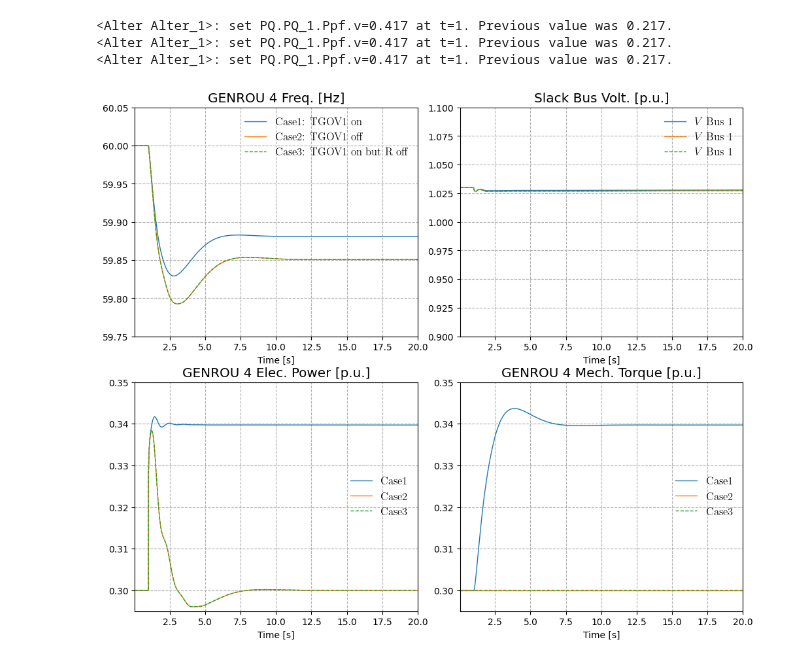
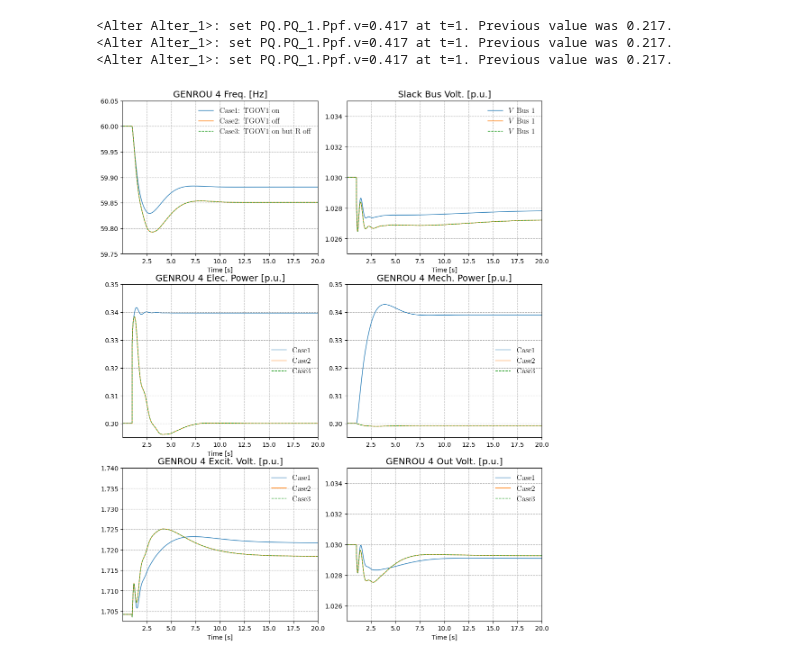
Before and after one commit to CURENT/demo, a Jupyter notebook: demo/TurbineGov_response/TurbineGov_reponse.ipynb, the cells around one changed output. Drawn from its saved outputs; the diff is of its cells as text; code cells hidden in the pictures.

```diff
--- a/demo/TurbineGov_response/TurbineGov_reponse.ipynb
+++ b/demo/TurbineGov_response/TurbineGov_reponse.ipynb
@@ -79,14 +79,14 @@ for ss in [s1, s2, s3]:
 <Alter Alter_1>: set PQ.PQ_1.Ppf.v=0.417 at t=1. Previous value was 0.217.
 # %%
 plt.style.use(['default'])
-fig, ax = plt.subplots(2, 2, figsize=(12, 10))
+fig, ax = plt.subplots(3, 2, figsize=(12, 15))
 plt.subplots_adjust(hspace=0.2, wspace=0.15)
 
 ylabels = ['Case1: TGOV1 on',
            'Case2: TGOV1 off',
            'Case3: TGOV1 on but R off']
 
-fmin, fmax =59.75, 60.05
+fmin, fmax = 59.75, 60.05
 pmin, pmax = 0.295, 0.35
 
 a = (3,)
@@ -116,7 +116,7 @@ a = s1.Bus.idx2uid(s1.Slack.bus.v)
 _ = s1.TDS.plt.plot(s1.Bus.v,
                     a=a,
                     grid=True, show=False,
-                    ymin=0.9, ymax=1.1,
+                    ymin=1.025, ymax=1.035,
                     fig=fig, ax=ax[0, 1],
                     title='Slack Bus Volt. [p.u.]')
 _ = s2.TDS.plt.plot(s2.Bus.v,
@@ -133,39 +133,90 @@ a = (3,)
 _ = s1.TDS.plt.plot(s2.GENROU.Pe,
                     a=a,
                     grid=True, show=False,
                     ymin=pmin, ymax=pmax,
                     fig=fig, ax=ax[1, 0],
                     title='GENROU 4 Elec. Power [p.u.]',
                     yheader=['Case1'])
 _ = s2.TDS.plt.plot(s2.GENROU.Pe,
                     a=a,
                     grid=False, show=False,
                     fig=fig, ax=ax[1, 0],
                     yheader=['Case2'])
 _ = s3.TDS.plt.plot(s3.GENROU.Pe,
                     a=a,
                     grid=False, show=False,
                     fig=fig, ax=ax[1, 0],
                     linestyles=['--'],
                     yheader=['Case3'])
 
-_ = s1.TDS.plt.plot(s2.GENROU.tm,
+w1 = s1.dae.ts.df_xy['omega GENROU 4'].values
+tm1 = s1.dae.ts.df_xy['tm GENROU 4'].values
+pm1 = w1 * tm1
+
+w2 = s2.dae.ts.df_xy['omega GENROU 4'].values
+tm2 = s2.dae.ts.df_xy['tm GENROU 4'].values
+pm2 = w2 * tm2
+
+w3 = s3.dae.ts.df_xy['omega GENROU 4'].values
+tm3 = s3.dae.ts.df_xy['tm GENROU 4'].values
+pm3 = w3 * tm3
+
+_ = s1.TDS.plt.plot_data(s1.dae.ts.t, pm1,
+                         ymin=pmin, ymax=pmax,
+                         grid=True, show=False,
+                         fig=fig, ax=ax[1, 1],
+                         title='GENROU 4 Mech. Power [p.u.]',
+                         yheader=['Case1'])
+_ = s2.TDS.plt.plot_data(s2.dae.ts.t, pm2,
+                         a=a,
+                         grid=False, show=False,
+                         fig=fig, ax=ax[1, 1],
+                         yheader=['Case2'])
+_ = s3.TDS.plt.plot_data(s3.dae.ts.t, pm3,
+                         a=a,
+                         grid=False, show=False,
+                         fig=fig, ax=ax[1, 1],
+                         linestyles=['--'],
+                         yheader=['Case3'])
+
+a = (3,)
+_ = s1.TDS.plt.plot(s2.GENROU.vf,
                     a=a,
-                    ymin=pmin, ymax=pmax,
                     grid=True, show=False,
-                    fig=fig, ax=ax[1, 1],
-                    title='GENROU 4 Mech. Torque [p.u.]',
+                    ymax=1.74,
+                    fig=fig, ax=ax[2, 0],
+                    title='GENROU 4 Excit. Volt. [p.u.]',
                     yheader=['Case1'])
-_ = s2.TDS.plt.plot(s2.GENROU.tm,
+_ = s2.TDS.plt.plot(s2.GENROU.vf,
                     a=a,
                     grid=False, show=False,
-                    fig=fig, ax=ax[1, 1],
+                    fig=fig, ax=ax[2, 0],
                     yheader=['Case2'])
-_ = s3.TDS.plt.plot(s3.GENROU.tm,
+_ = s3.TDS.plt.plot(s3.GENROU.vf,
                     a=a,
                     grid=False, show=False,
-                    fig=fig, ax=ax[1, 1],
+                    fig=fig, ax=ax[2, 0],
                     linestyles=['--'],
                     yheader=['Case3'])
+
+a = (3,)
+_ = s1.TDS.plt.plot(s2.GENROU.v,
+                    a=a,
+                    grid=True, show=False,
+                    ymin=1.025, ymax=1.035,
+                    fig=fig, ax=ax[2, 1],
+                    title='GENROU 4 Out Volt. [p.u.]',
+                    yheader=['Case1'])
+_ = s2.TDS.plt.plot(s2.GENROU.v,
+                    a=a,
+                    grid=False, show=False,
+                    fig=fig, ax=ax[2, 1],
+                    yheader=['Case2'])
+_ = s3.TDS.plt.plot(s3.GENROU.v,
+                    a=a,
+                    grid=False, show=False,
+                    fig=fig, ax=ax[2, 1],
+                    linestyles=['--'],
+                    yheader=['Case3'])
 # %% [output]
-[figure, old version]
+[figure, new version]
```
Also changed, not shown: parts of 1 cell of this notebook.
